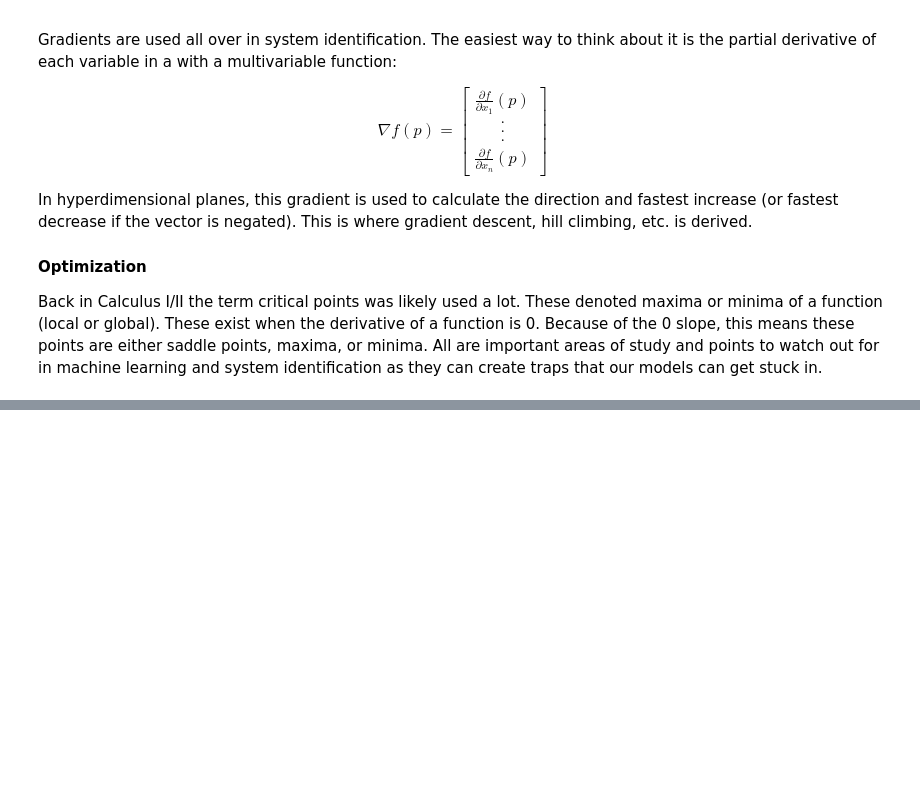
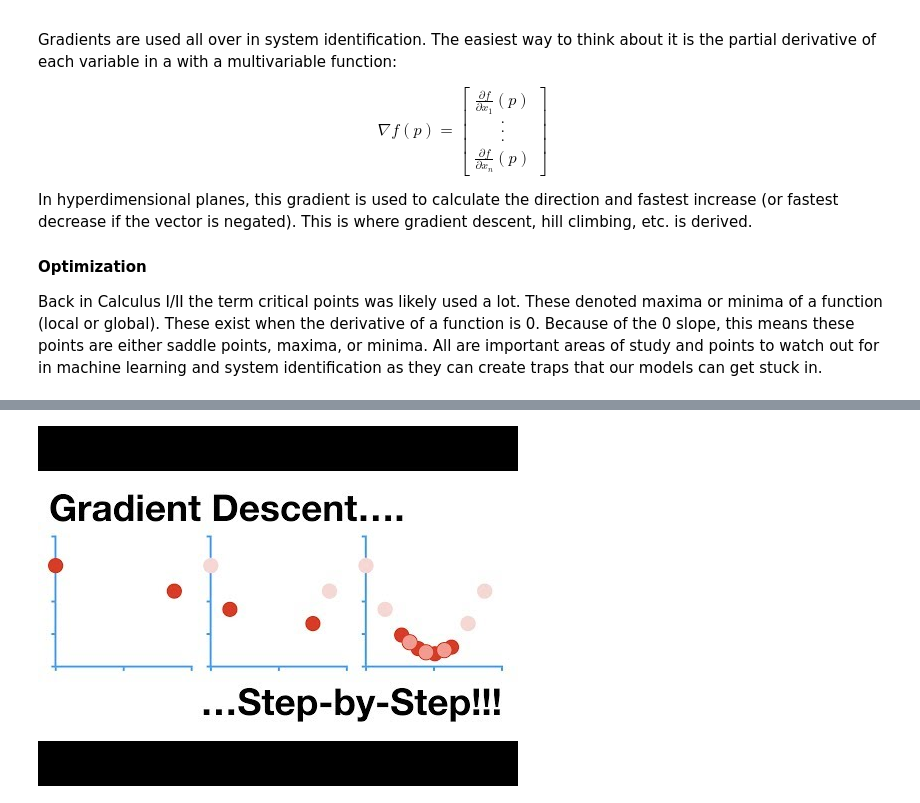
Before and after one commit to MJC598/SystemID, a Jupyter notebook: tutorials/python/GradientDescent.ipynb, the cells around one changed output, grey strips where cells are left out. Saved outputs shown, nothing was run; the diff lists cells and outputs as text; code cells hidden in the pictures; blank space fills up the shorter version.

```diff
--- a/tutorials/python/GradientDescent.ipynb
+++ b/tutorials/python/GradientDescent.ipynb
@@ -151,0 +109,6 @@ plt.show()
+# %%
+from IPython.display import YouTubeVideo
+
+YouTubeVideo('sDv4f4s2SB8', width=800, height=300)
+# %% [output]
+[figure, added]
```
Also changed, not shown: parts of 24 cells of this notebook, 7 other files.
